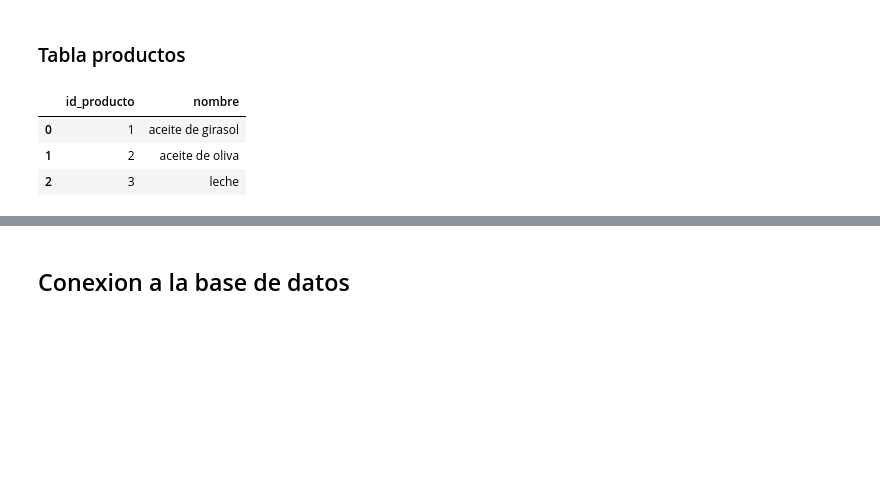
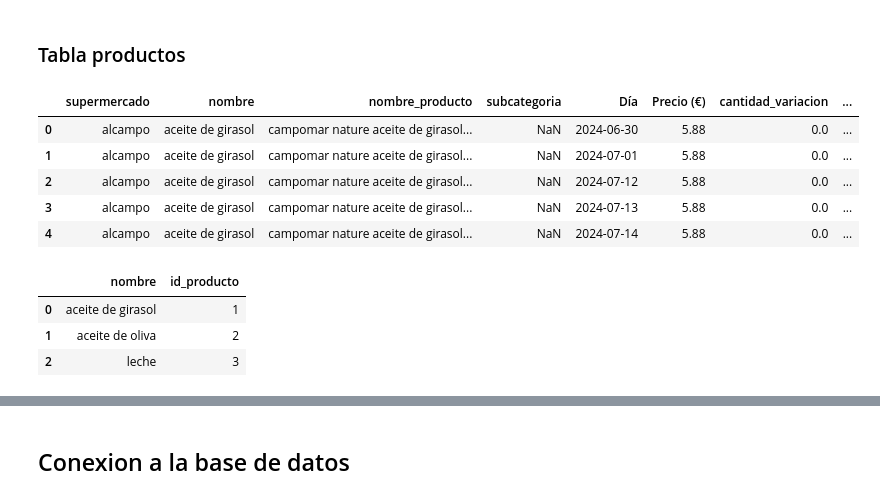
Before and after one commit to Rcm89/Proyecto4-AnalisisFacua, a Jupyter notebook: notebooks/2-creacion-base-de-datos.ipynb, the cells around one changed output, grey strips where cells are left out. Drawn from its saved outputs; the diff is of its cells as text; code cells hidden in the pictures; blank space fills up the shorter version.

```diff
--- a/notebooks/2-creacion-base-de-datos.ipynb
+++ b/notebooks/2-creacion-base-de-datos.ipynb
@@ -23,14 +42,46 @@ df_tablas = pd.read_csv(f"../datos/df_supermercados.csv")
 ## Preparación de las tablas para la base de datos
 # %% [markdown]
 ### Tabla productos
-# %%
-df_productos = pd.DataFrame(df_tablas["categoria_producto"].unique())
-df_productos.reset_index(inplace=True)
-df_productos.rename(columns={'index':'id_producto', 0:'nombre'}, inplace=True)
-df_productos["id_producto"]=df_productos["id_producto"].apply(lambda x: x+1)
-df_productos
-# %% [output]
-|  | id_producto | nombre |
-| 0 | 1 | aceite de girasol |
-| 1 | 2 | aceite de oliva |
-| 2 | 3 | leche |
+# %%
+# Eliminamos la columna "Unnamed 0"
+df_supermercados.drop(columns=['Unnamed: 0'], inplace=True)
+# %%
+# Añadimos la columna id_producto que mapea los valores 1,2 y 3, a los valores de la columna categoria_producto,
+# aceite de girasol, aceite de oliva y leche, respectivamente
+df_supermercados['id_producto'] = df_supermercados['categoria_producto'].map({
+    'aceite de girasol': 1,
+    'aceite de oliva': 2,
+    'leche': 3
+})
+# %%
+#Analogamente añadimos una columna id_super que asignar valores de 1 a 6 segun el valor de la columna supermercado
+
+df_supermercados['id_super'] = df_supermercados['supermercado'].map({
+    'alcampo': 1,
+    'carrefour': 2,
+    'dia': 3,
+    'eroski': 4,
+    'hipercor': 5,
+    'mercadona': 6
+})
+# %%
+df_supermercados.rename(columns={'categoria_producto': 'nombre'}, inplace=True)
+df_supermercados.head()
+# %% [output]
+|  | supermercado | nombre | nombre_producto | subcategoria | Día | Precio (€) | cantidad_variacion | ... |
+| 0 | alcampo | aceite de girasol | campomar nature aceite de girasol... | NaN | 2024-06-30 | 5.88 | 0.0 | ... |
+| 1 | alcampo | aceite de girasol | campomar nature aceite de girasol... | NaN | 2024-07-01 | 5.88 | 0.0 | ... |
+| 2 | alcampo | aceite de girasol | campomar nature aceite de girasol... | NaN | 2024-07-12 | 5.88 | 0.0 | ... |
+| 3 | alcampo | aceite de girasol | campomar nature aceite de girasol... | NaN | 2024-07-13 | 5.88 | 0.0 | ... |
+| 4 | alcampo | aceite de girasol | campomar nature aceite de girasol... | NaN | 2024-07-14 | 5.88 | 0.0 | ... |
+# %%
+# Creamos un dataFrame que se con las columnas id_producto y nombre de df_supermercados,
+# del que quitamos esas dos mismas columnas
+df_productos = df_supermercados[['nombre', 'id_producto']].drop_duplicates().reset_index(drop=True)
+df_supermercados.drop(columns=['nombre'], inplace=True)
+df_productos.head()
+# %% [output]
+|  | nombre | id_producto |
+| 0 | aceite de girasol | 1 |
+| 1 | aceite de oliva | 2 |
+| 2 | leche | 3 |
```
Also changed, not shown: parts of 24 cells of this notebook, 11 other files.
